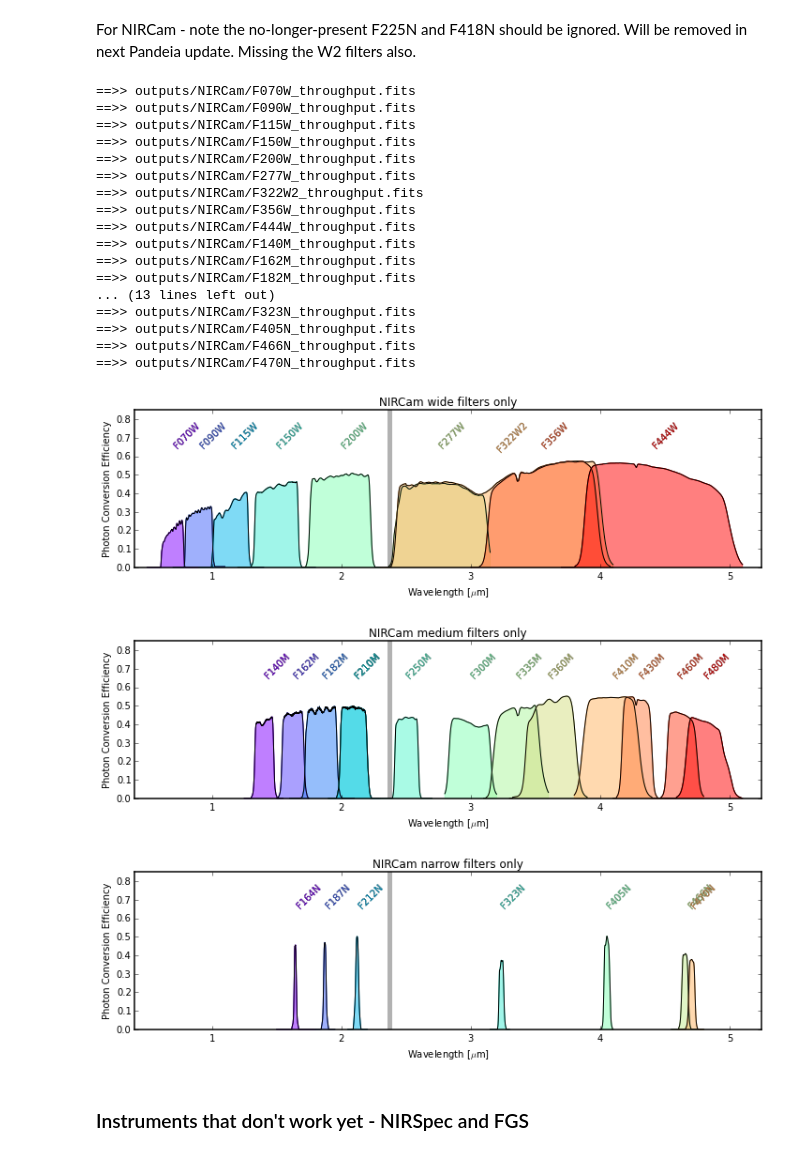
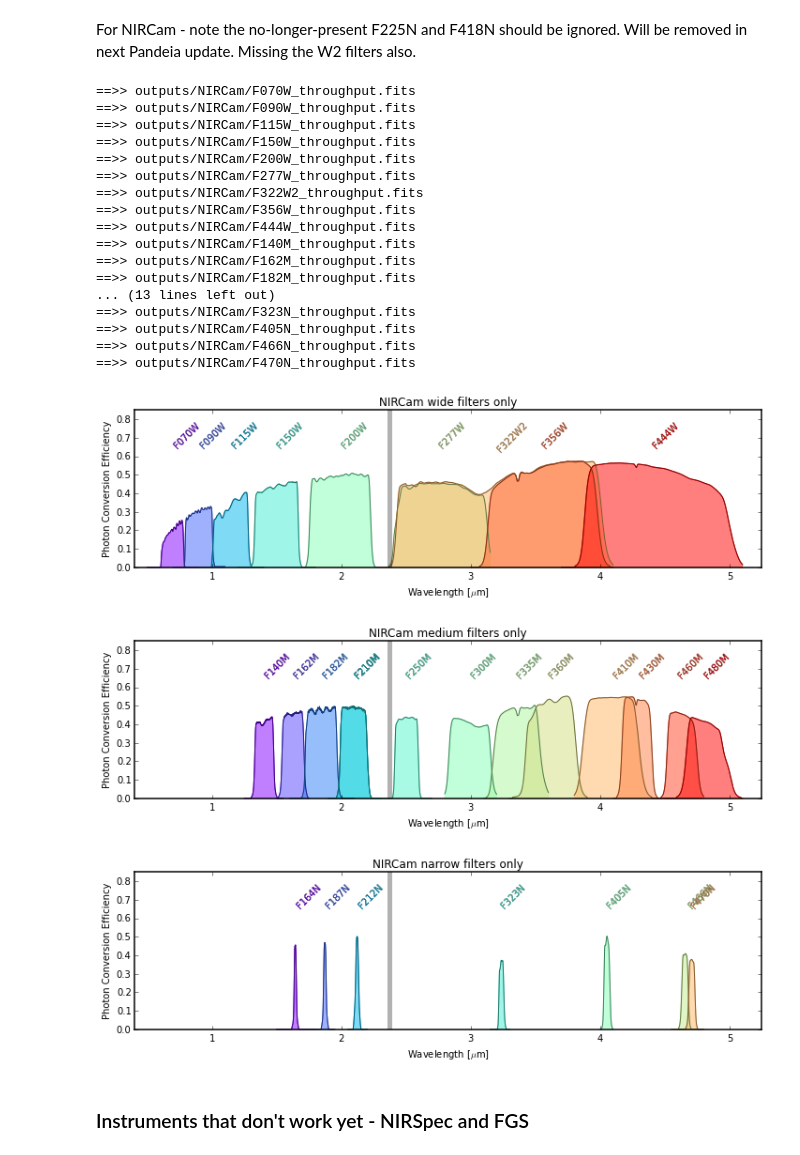
Before and after one commit to spacetelescope/webbpsf, a Jupyter notebook: dev_utils/Normalized Throughputs from Pandeia.ipynb, the cells around one changed output. Saved outputs shown, nothing was run; the diff lists cells and outputs as text; code cells hidden in the pictures.

```diff
--- a/dev_utils/Normalized Throughputs from Pandeia.ipynb
+++ b/dev_utils/Normalized Throughputs from Pandeia.ipynb
@@ -51,6 +51,7 @@ def annotate_pce_plot(title="", xlim=(0.5,5.5), legend=True):
 def plotlabelcolorfilt(wave,pce,filtname, color='blue'):
     plt.fill_between(wave,0,pce, alpha=0.5, color=color)
     plt.plot(wave,pce, color=color, label=filtname.upper())
+    plt.plot(wave,pce, color='black', alpha=0.5)
     # double print text to make it a bit darker since some of the rainbow colors are hard to read
     plt.text(wave.mean(), 0.75, filtname.upper(), alpha=1, color='black', rotation=45)
     plt.text(wave.mean(), 0.75, filtname.upper(), alpha=0.75, color=color, rotation=45)
@@ -227,38 +228,36 @@ for width in ['wide','medium','narrow']:
 
         wr = inst.get_wave_range()
         wave = np.linspace(wr['wmin'], wr['wmax'], num=500)
         pce = inst.get_total_eff(wave)
 
         plotlabelcolorfilt(wave,pce,filtname, color=next(colorseq))
         output_to_fits_table(wave,pce,inst, filtername=filtname)
-        plt.plot(wave,pce, color='black')
-
 
     annotate_pce_plot(title=uppercase_si_name(inst.inst_name)+" {} filters only".format(width),
                       xlim=(0.4, 5.25), legend=False)
     plt.ylim(0,0.85)  #match NIRCam pocket guide PDF
     plt.axvline(2.37, ls="-", color='black', alpha=0.3, linewidth=5)
 # %% [output]
 ==>> outputs/NIRCam/F070W_throughput.fits
 ==>> outputs/NIRCam/F090W_throughput.fits
 ==>> outputs/NIRCam/F115W_throughput.fits
 ==>> outputs/NIRCam/F150W_throughput.fits
 ==>> outputs/NIRCam/F200W_throughput.fits
 ==>> outputs/NIRCam/F277W_throughput.fits
 ==>> outputs/NIRCam/F322W2_throughput.fits
 ==>> outputs/NIRCam/F356W_throughput.fits
 ==>> outputs/NIRCam/F444W_throughput.fits
 ==>> outputs/NIRCam/F140M_throughput.fits
 ==>> outputs/NIRCam/F162M_throughput.fits
 ==>> outputs/NIRCam/F182M_throughput.fits
 ... (13 lines left out)
 ==>> outputs/NIRCam/F323N_throughput.fits
 ==>> outputs/NIRCam/F405N_throughput.fits
 ==>> outputs/NIRCam/F466N_throughput.fits
 ==>> outputs/NIRCam/F470N_throughput.fits
-[figure, old version]
+[figure, new version]
-[figure, old version]
+[figure, new version]
-[figure, old version]
+[figure, new version]
 # %% [markdown]
 ### Instruments that don't work yet - NIRSpec and FGS
 # %% [markdown]
```
Also changed, not shown: parts of 9 cells of this notebook.
